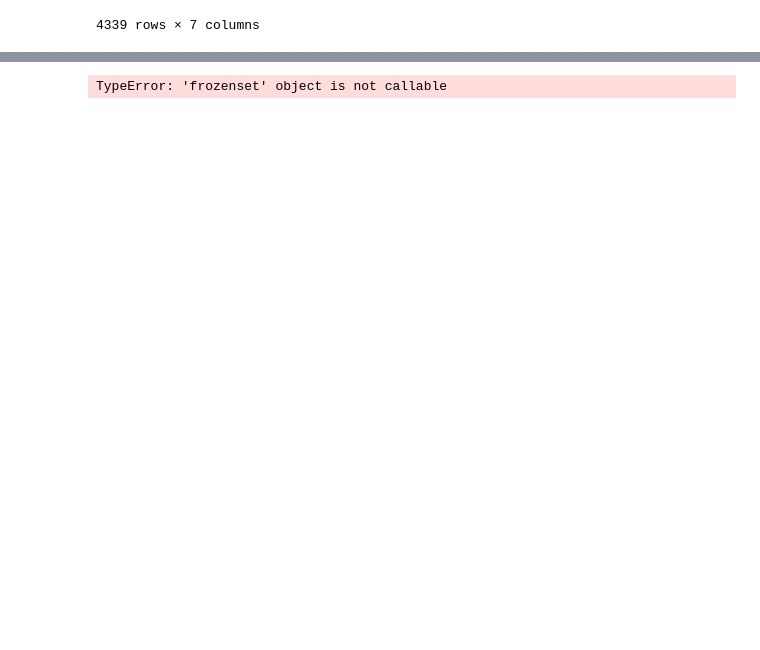
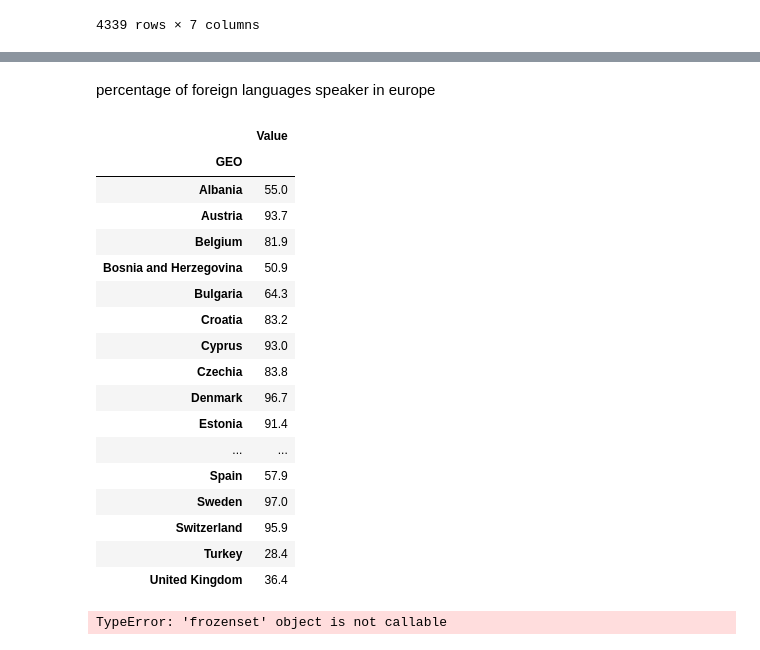
Before and after one commit to FilippoBragato/ErasmusMobilityStudy, a Jupyter notebook: universities_analysis.ipynb, the cells around one changed output, grey strips where cells are left out. Cells and saved outputs as stored; diff of their text form; code cells hidden in the pictures; blank space fills up the shorter version.

```diff
--- a/universities_analysis.ipynb
+++ b/universities_analysis.ipynb
@@ -294,3 +291,35 @@ for i, set in enumerate(p):
+# %% [markdown]
+percentage of foreign languages speaker in europe
+# %%
+lan_df = language_df[language_df['TIME']==2016]
+l = language_df[language_df['TIME']==2007]
+l = l[l['GEO']=='Turkey']
+lan_df = lan_df.append(l)
+lan_df = lan_df[lan_df['DEG_URB']=='Cities']
+lan_df = lan_df[~lan_df['N_LANG'].str.contains('No language')]
+lan_df.drop(columns=['TIME','DEG_URB','N_LANG','UNIT','Flag and Footnotes'], inplace= True)
+lan_df['Value'] = pd.to_numeric(lan_df['Value'], errors='coerce')
+lan_df = lan_df.groupby(['GEO']).sum()
+lan_df
+# %% [output]
+|  | Value |
+| GEO |  |
+| Albania | 55.0 |
+| Austria | 93.7 |
+| Belgium | 81.9 |
+| Bosnia and Herzegovina | 50.9 |
+| Bulgaria | 64.3 |
+| Croatia | 83.2 |
+| Cyprus | 93.0 |
+| Czechia | 83.8 |
+| Denmark | 96.7 |
+| Estonia | 91.4 |
+| ... | ... |
+| Spain | 57.9 |
+| Sweden | 97.0 |
+| Switzerland | 95.9 |
+| Turkey | 28.4 |
+| United Kingdom | 36.4 |
 # %%
 uni19_df = pd.read_csv('data\Erasmus19.csv', sep=';',low_memory=False, header=0, encoding='utf8')
 analysis(uni19_df)
```
Also changed, not shown: parts of 1 cell of this notebook, 1 other file.
